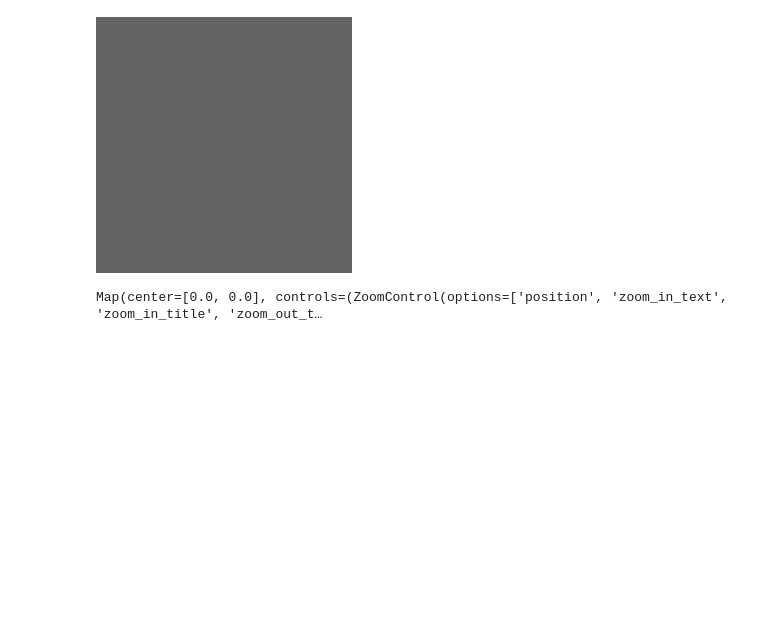
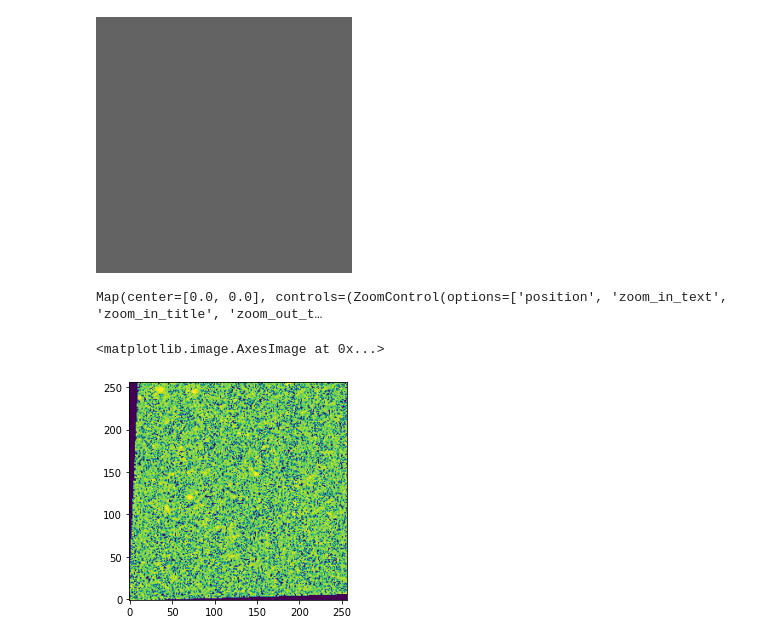
Before and after one commit to eteq/astro_disco, a Jupyter notebook: leaflet_custom_map.ipynb, the cells around one changed output. Drawn from its saved outputs; the diff is of its cells as text; code cells hidden in the pictures; blank space fills up the shorter version.

```diff
--- a/leaflet_custom_map.ipynb
+++ b/leaflet_custom_map.ipynb
@@ -50,3 +70,12 @@ m = ipyleaflet.Map(layers=[l], crs=ipyleaflet.projections.Simple)
 m
 # %% [output]
 Map(center=[0.0, 0.0], controls=(ZoomControl(options=['position', 'zoom_in_text', 'zoom_in_title', 'zoom_out_t…
+# %%
+x = 0
+y = 0
+TILE_SIZE=256
+
+plt.imshow(siv(f[0].data[y:y+TILE_SIZE, x:x+TILE_SIZE]), origin='lower')
+# %% [output]
+<matplotlib.image.AxesImage at 0x...>
+[figure, added]
```
Also changed, not shown: parts of 7 cells of this notebook, 1 other file.
